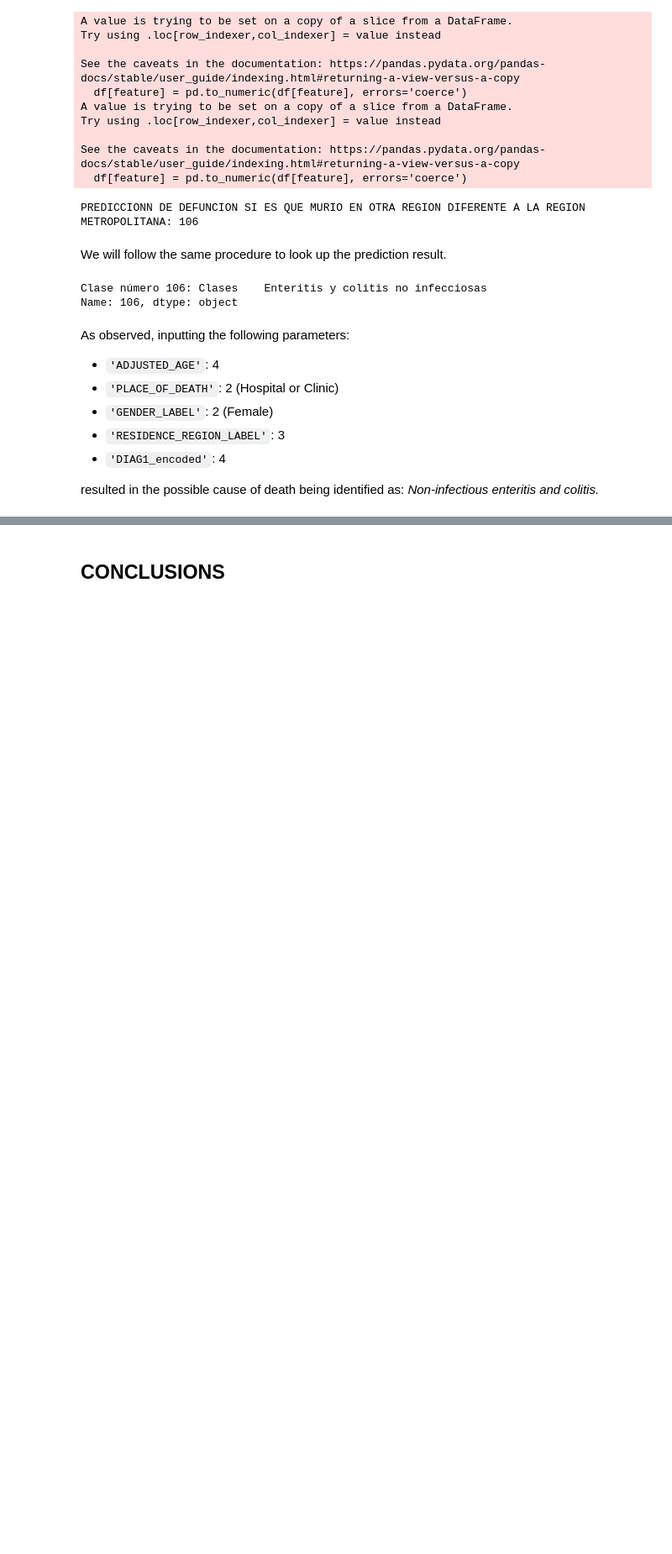
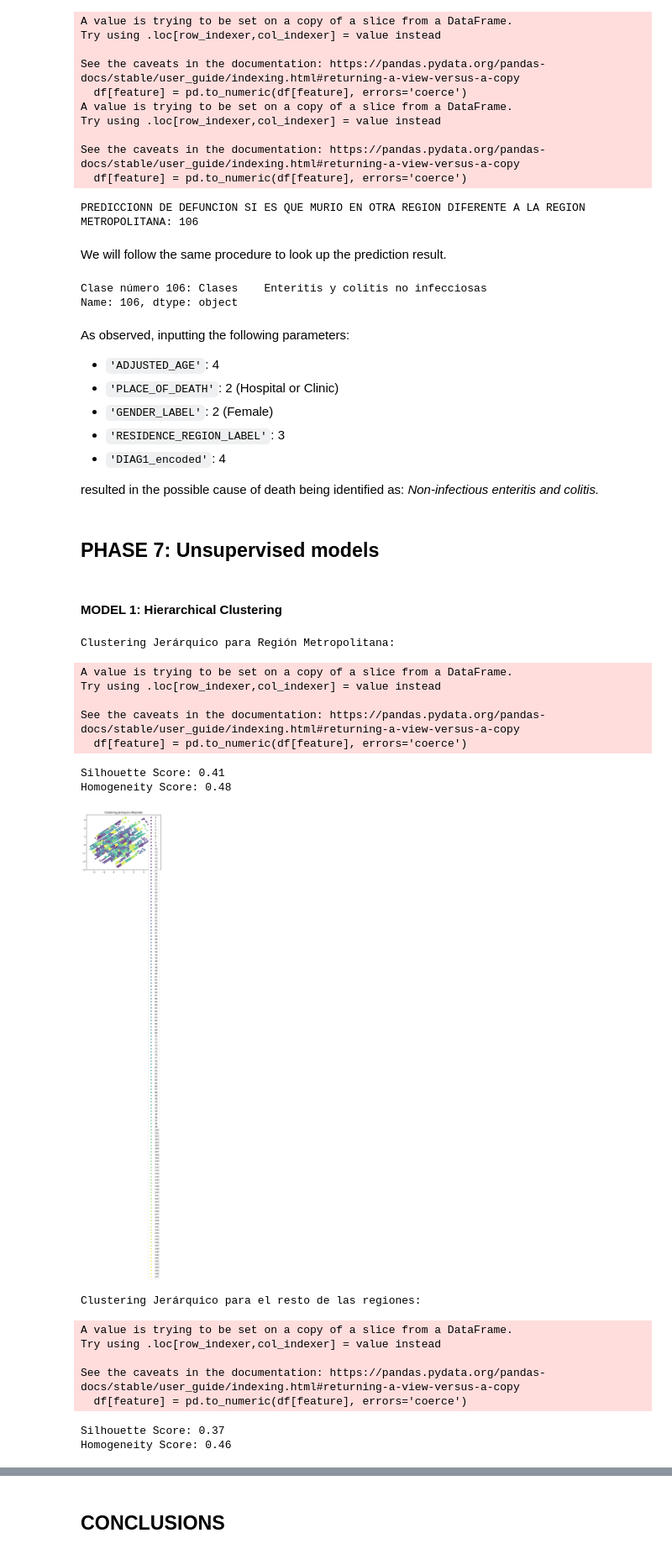
Before and after one commit to TitoD01/DefuncionesKedro, a Jupyter notebook: defuncioneskedro/notebooks/Copia_de_PROYECTO_DEFUNCIONES.ipynb, the cells around one changed output, grey strips where cells are left out. Shown at 84% size. Drawn from its saved outputs; the diff is of its cells as text; code cells hidden in the pictures; blank space fills up the shorter version.

Commit message:
MODELOS NO SUPERVISADOS

```diff
--- a/defuncioneskedro/notebooks/Copia_de_PROYECTO_DEFUNCIONES.ipynb
+++ b/defuncioneskedro/notebooks/Copia_de_PROYECTO_DEFUNCIONES.ipynb
@@ -16,7 +16,7 @@ import seaborn as sb
 import matplotlib.pyplot as plt
 from scipy import stats
 # %%
-df = pd.read_csv("C:/users/Nico/Desktop/Defunciones/DefuncionesKedro/defuncioneskedro/data/01_raw/DEFUNCIONES.csv", sep=";", encoding='ISO-8859-1')
+df = pd.read_csv("C:/Users/victo/OneDrive/Escritorio/DEFUNCIONES OG/DefuncionesKedro/defuncioneskedro/data/01_raw/DEFUNCIONES.csv", sep=";", encoding='ISO-8859-1')
 # %%
 dfo = df.copy()
 # %% [markdown]
@@ -1730,3 +1728,69 @@ As observed, inputting the following parameters:
 - `'DIAG1_encoded'`: 4
 
 resulted in the possible cause of death being identified as: *Non-infectious enteritis and colitis.*
+# %% [markdown]
+## PHASE 7: Unsupervised models
+# %% [markdown]
+#### MODEL 1: Hierarchical Clustering
+# %%
+from sklearn.cluster import AgglomerativeClustering
+from sklearn.metrics import silhouette_score, homogeneity_score
+from sklearn.decomposition import PCA
+from sklearn.preprocessing import StandardScaler
+import matplotlib.pyplot as plt
+import seaborn as sns
+
+def train_evaluate_hierarchical(df, sample_frac=0.1):
+    features = ['EDAD_AJUSTADA', 'LUGAR_DEFUNCION', 'GLOSA_SEXO', 'GLOSA_REG_RES', 'DIAG1_encoded']
+    target = 'GRUPO_DIAG1_ENCODED'
+
+    for feature in features:
+        df[feature] = pd.to_numeric(df[feature], errors='coerce')
+
+    df_sampled = df.sample(frac=sample_frac, random_state=42)
+    X = df_sampled[features]
+    y = df_sampled[target] - 1
+
+    scaler = StandardScaler()
+    X_scaled = scaler.fit_transform(X)
+
+    # Reducción de dimensionalidad
+    pca = PCA(n_components=2)
+    X_pca = pca.fit_transform(X_scaled)
+
+    hierarchical_model = AgglomerativeClustering(n_clusters=len(set(y)))
+    y_hierarchical = hierarchical_model.fit_predict(X_pca)
+    silhouette_hierarchical = silhouette_score(X_pca, y_hierarchical)
+    homogeneity_hierarchical = homogeneity_score(y, y_hierarchical)
+
+    print(f"Silhouette Score: {silhouette_hierarchical:.2f}")
+    print(f"Homogeneity Score: {homogeneity_hierarchical:.2f}")
+
+    sns.scatterplot(x=X_pca[:, 0], y=X_pca[:, 1], hue=y_hierarchical, palette='viridis', legend='full')
+    plt.title("Clustering Jerárquico Mejorado")
+    plt.show()
+
+
+# Ejemplo:
+print("Clustering Jerárquico para Región Metropolitana:")
+train_evaluate_hierarchical(df_region_13)
+print("Clustering Jerárquico para el resto de las regiones:")
+train_evaluate_hierarchical(df_otras_regiones)
+# %% [output]
+Clustering Jerárquico para Región Metropolitana:
+A value is trying to be set on a copy of a slice from a DataFrame.
+Try using .loc[row_indexer,col_indexer] = value instead
+
+See the caveats in the documentation: https://pandas.pydata.org/pandas-docs/stable/user_guide/indexing.html#returning-a-view-versus-a-copy
+  df[feature] = pd.to_numeric(df[feature], errors='coerce')
+Silhouette Score: 0.41
+Homogeneity Score: 0.48
+[figure, added]
+Clustering Jerárquico para el resto de las regiones:
+A value is trying to be set on a copy of a slice from a DataFrame.
+Try using .loc[row_indexer,col_indexer] = value instead
+
+See the caveats in the documentation: https://pandas.pydata.org/pandas-docs/stable/user_guide/indexing.html#returning-a-view-versus-a-copy
+  df[feature] = pd.to_numeric(df[feature], errors='coerce')
+Silhouette Score: 0.37
+Homogeneity Score: 0.46
```
Also changed, not shown: parts of 11 cells of this notebook.
